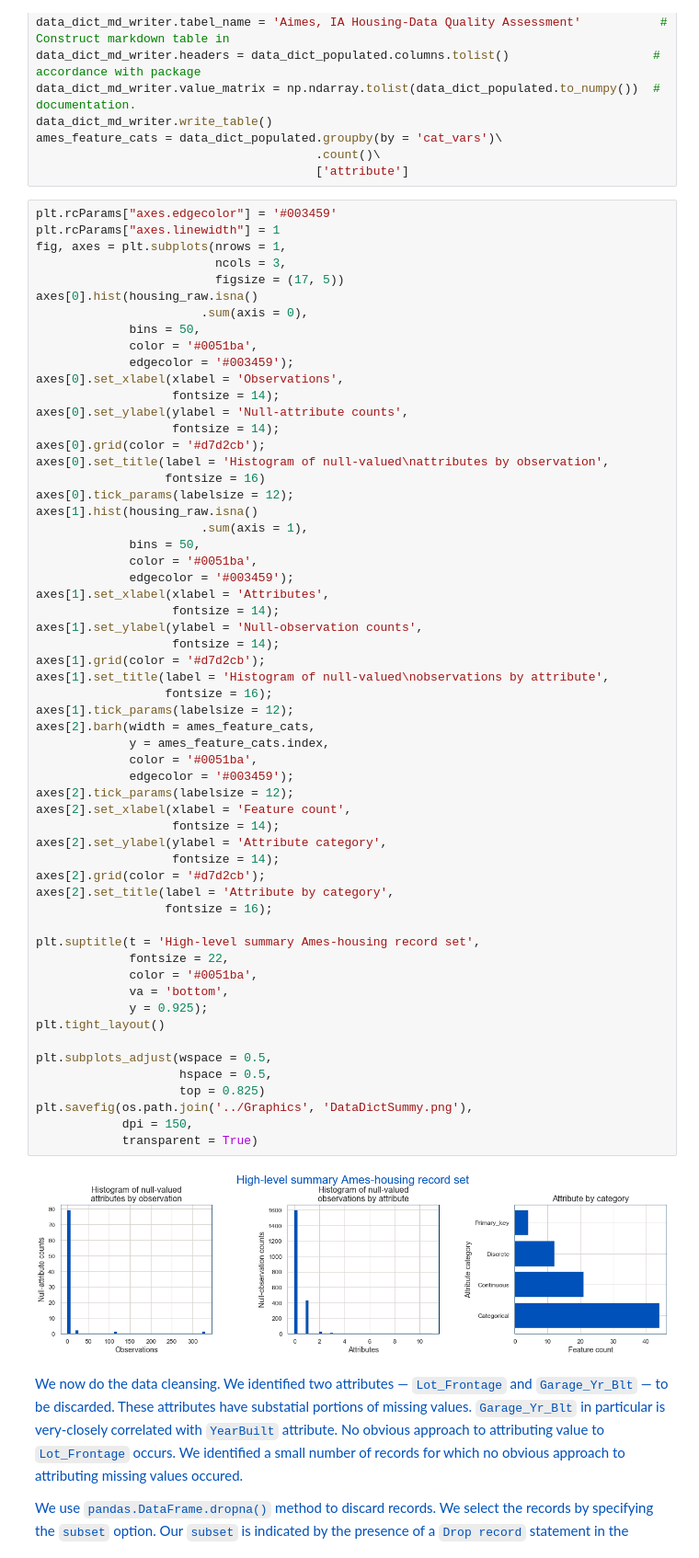
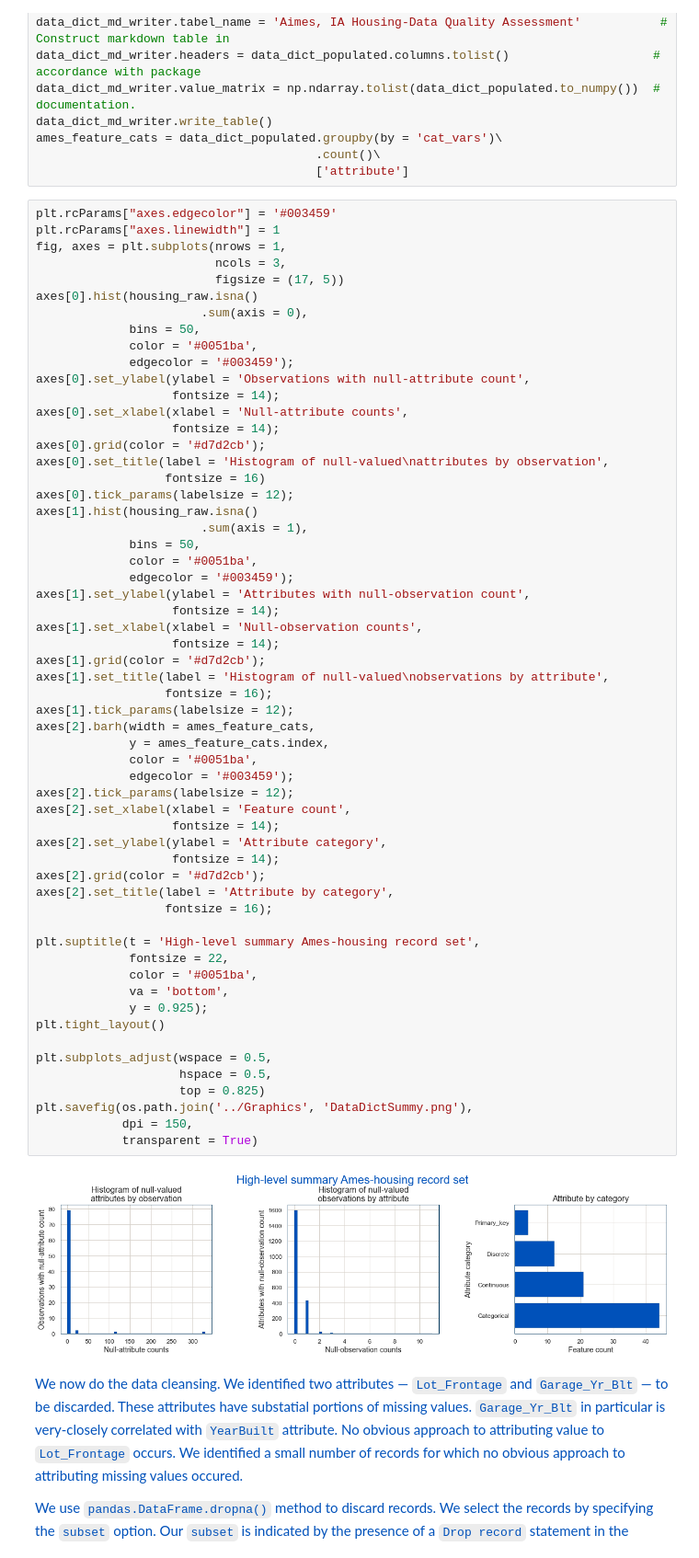
Before and after one commit to hamlett-neil-ur/housing_price_model, a Jupyter notebook: Code/200426 Ames IA Housing — Tree Models, log-xform.ipynb, the cells around one changed output. Shown at 92% size. Cells and saved outputs as stored; diff of their text form.

```diff
--- a/Code/200426 Ames IA Housing — Tree Models, log-xform.ipynb
+++ b/Code/200426 Ames IA Housing — Tree Models, log-xform.ipynb
@@ -478,9 +478,9 @@ axes[0].hist(housing_raw.isna()
              bins = 50,
              color = '#0051ba',
              edgecolor = '#003459');
-axes[0].set_xlabel(xlabel = 'Observations',
+axes[0].set_ylabel(ylabel = 'Observations with null-attribute count',
                    fontsize = 14);
-axes[0].set_ylabel(ylabel = 'Null-attribute counts',
+axes[0].set_xlabel(xlabel = 'Null-attribute counts',
                    fontsize = 14);
 axes[0].grid(color = '#d7d2cb');
 axes[0].set_title(label = 'Histogram of null-valued\nattributes by observation',
@@ -491,42 +491,42 @@ axes[1].hist(housing_raw.isna()
              bins = 50,
              color = '#0051ba',
              edgecolor = '#003459');
-axes[1].set_xlabel(xlabel = 'Attributes',
+axes[1].set_ylabel(ylabel = 'Attributes with null-observation count',
                    fontsize = 14);
-axes[1].set_ylabel(ylabel = 'Null-observation counts',
+axes[1].set_xlabel(xlabel = 'Null-observation counts',
                    fontsize = 14);
 axes[1].grid(color = '#d7d2cb');
 axes[1].set_title(label = 'Histogram of null-valued\nobservations by attribute',
                   fontsize = 16);
 axes[1].tick_params(labelsize = 12);
 axes[2].barh(width = ames_feature_cats,
              y = ames_feature_cats.index,
              color = '#0051ba',
              edgecolor = '#003459');
 axes[2].tick_params(labelsize = 12);
 axes[2].set_xlabel(xlabel = 'Feature count',
                    fontsize = 14);
 axes[2].set_ylabel(ylabel = 'Attribute category',
                    fontsize = 14);
 axes[2].grid(color = '#d7d2cb');
 axes[2].set_title(label = 'Attribute by category',
                   fontsize = 16);
 
 plt.suptitle(t = 'High-level summary Ames-housing record set',
              fontsize = 22,
              color = '#0051ba',
              va = 'bottom',
              y = 0.925);
 plt.tight_layout()
 
 plt.subplots_adjust(wspace = 0.5,
                     hspace = 0.5,
                     top = 0.825)
 plt.savefig(os.path.join('../Graphics', 'DataDictSummy.png'),
             dpi = 150,
             transparent = True)
 # %% [output]
-[figure, old version]
+[figure, new version]
 # %% [markdown]
 <font color = '#0051ba'>
 
```
Also changed, not shown: parts of 7 cells of this notebook, 5 other files.
